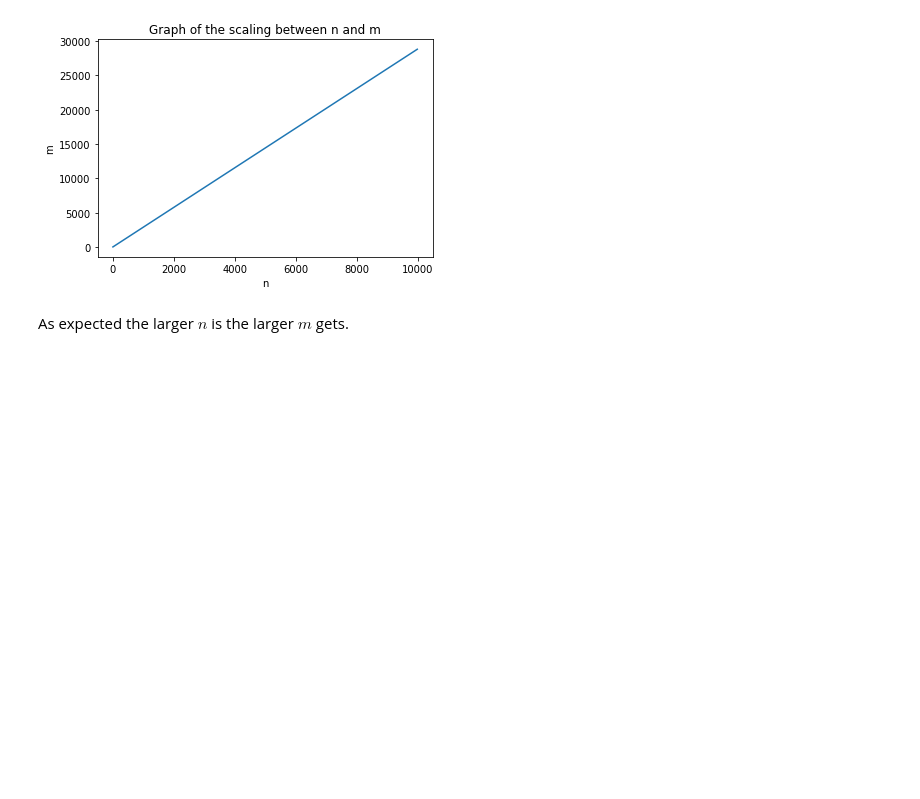
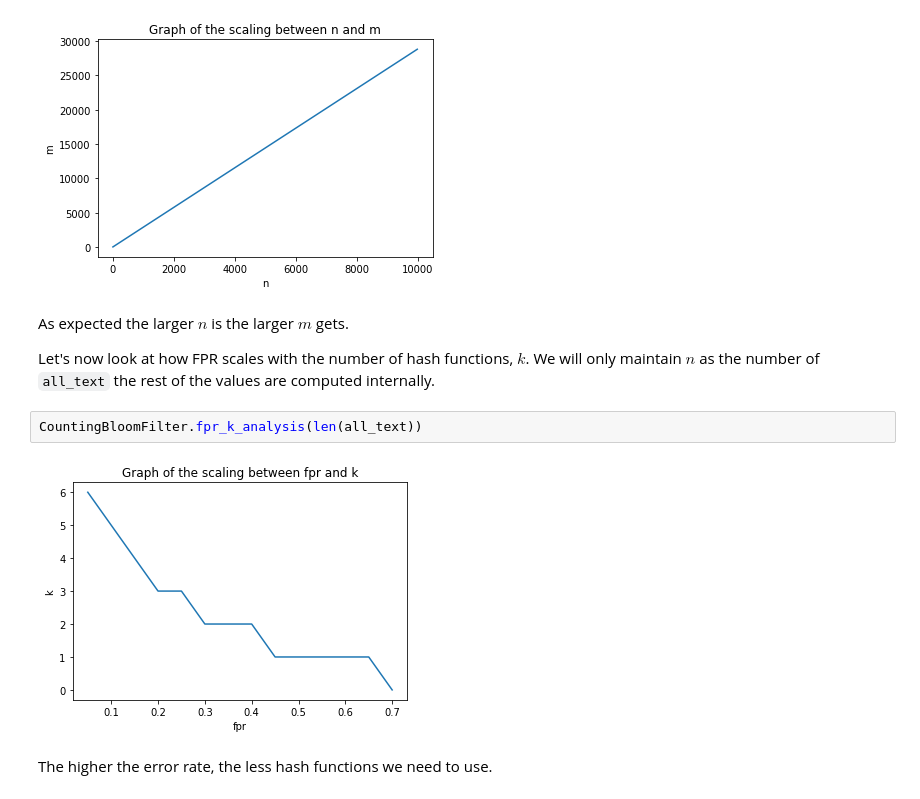
Before and after one commit to Inventrohyder/CS110, a Jupyter notebook: Assignments/cs110_assignment_3/HaithamAlhad.ipynb, the cells around one changed output. Drawn from its saved outputs; the diff is of its cells as text; blank space fills up the shorter version.

Commit message:
feat: add a plot of the comparison of fpr and k

```diff
--- a/Assignments/cs110_assignment_3/HaithamAlhad.ipynb
+++ b/Assignments/cs110_assignment_3/HaithamAlhad.ipynb
@@ -197,8 +197,16 @@ Next, we will consider how the memory size $m$ of items stored scales with the n
 CountingBloomFilter.n_m_analysis(0.25)
 # %% [output]
 [figure]
-# %% [markdown]
-As expected the larger $n$ is the larger $m$ gets.
+# %% [markdown]
+As expected the larger $n$ is the larger $m$ gets.
+
+Let's now look at how FPR scales with the number of hash functions, $k$. We will only maintain $n$ as the number of `all_text` the rest of the values are computed internally.
+# %%
+CountingBloomFilter.fpr_k_analysis(len(all_text))
+# %% [output]
+[figure, added]
+# %% [markdown]
+The higher the error rate, the less hash functions we need to use.
 # %% [markdown]
 ## Appendix
 
```
Also changed, not shown: parts of 2 cells of this notebook, 1 other file.
